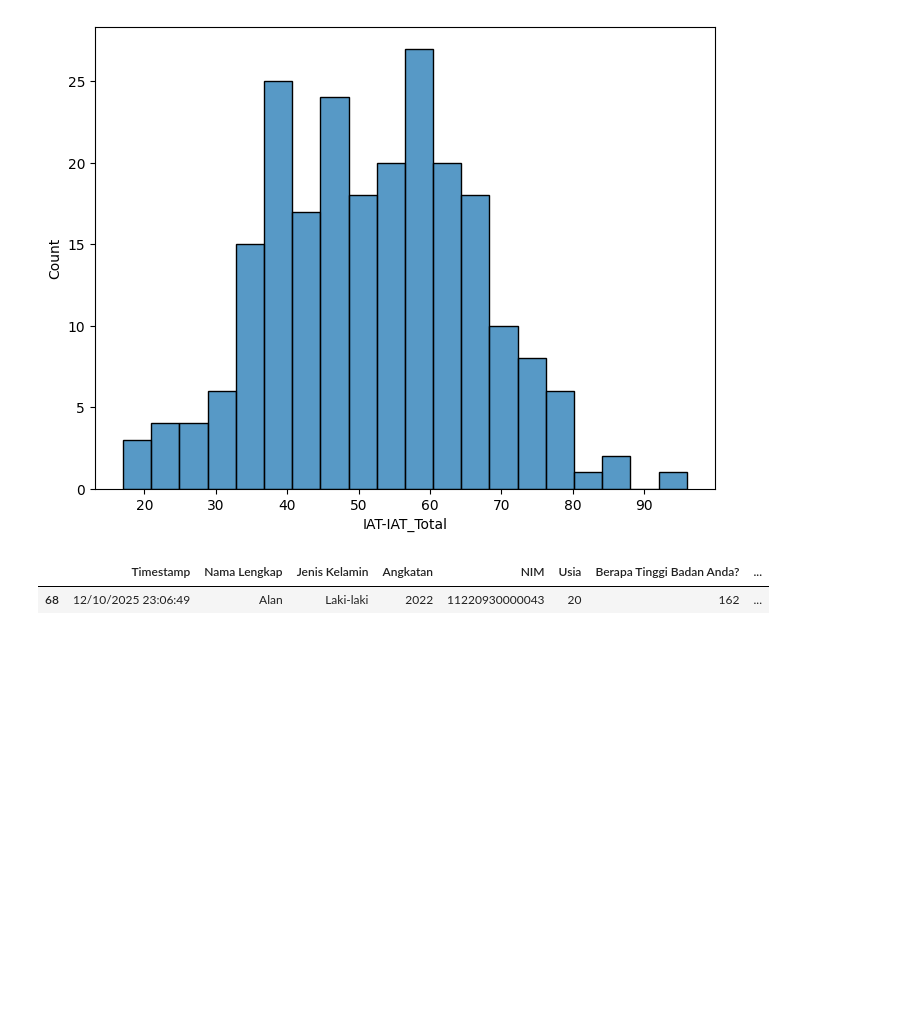
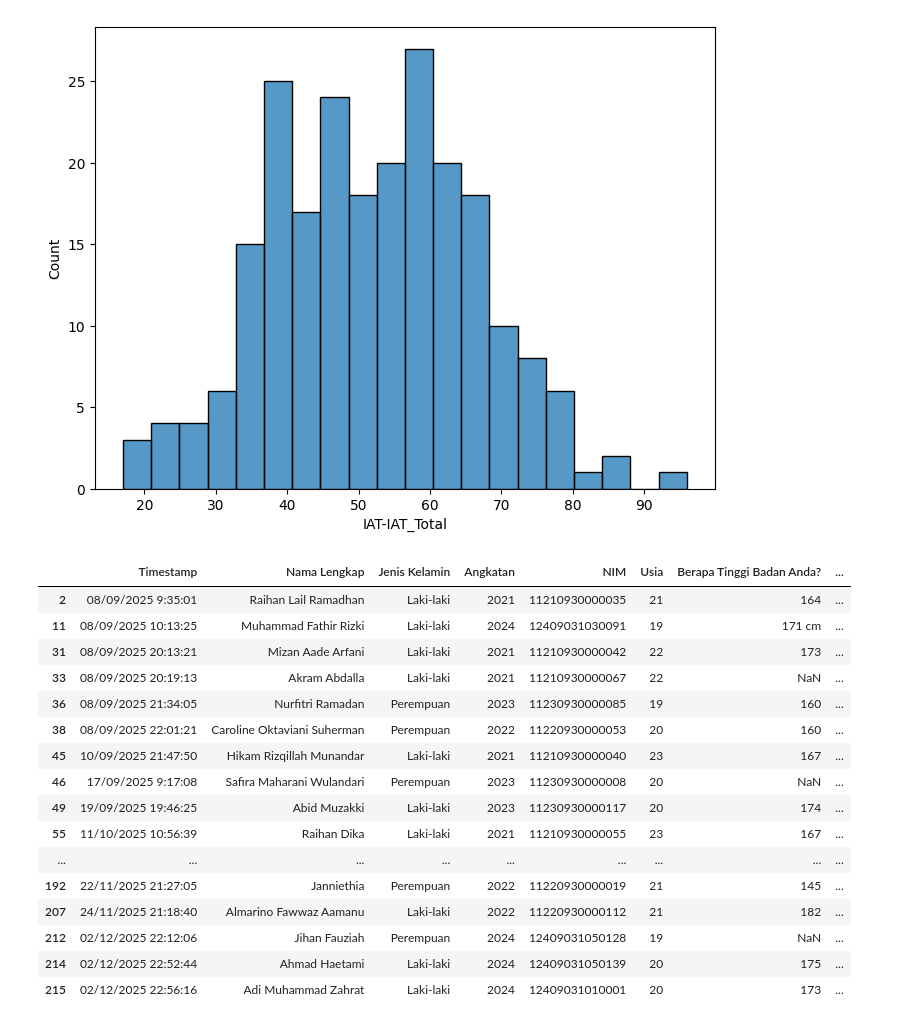
Before and after one commit to MufadhaTiohandra/skripsi, a Jupyter notebook: implement.ipynb, the cells around one changed output. Saved outputs shown, nothing was run; the diff lists cells and outputs as text; code cells hidden in the pictures; blank space fills up the shorter version.

```diff
--- a/implement.ipynb
+++ b/implement.ipynb
@@ -74,5 +69,5 @@ dfc.drop(['Berapa Tinggi Badan Anda?','Berapa Berat Badan Anda?'], axis=1, inpla
 # %%
-index_col = ['Basic_Demos-Age', 'Basic_Demos-Sex', 'Physical-BMI', 'IAT-IAT_01','IAT-IAT_02','IAT-IAT_03','IAT-IAT_04','IAT-IAT_05',
+index_col = ['Basic_Demos-Age', 'Physical-Height', 'Physical-Weight', 'IAT-IAT_01','IAT-IAT_02','IAT-IAT_03','IAT-IAT_04','IAT-IAT_05',
              'IAT-IAT_06','IAT-IAT_07','IAT-IAT_08','IAT-IAT_09','IAT-IAT_10','IAT-IAT_11','IAT-IAT_12',
              'IAT-IAT_13','IAT-IAT_14','IAT-IAT_15','IAT-IAT_16','IAT-IAT_17','IAT-IAT_18','IAT-IAT_19',
              'IAT-IAT_20', 'IAT-IAT_Total', 'PreInt_EduHx-computerinternet_hoursday']
@@ -285,5 +286,20 @@ df['iat_total'] = dfc['IAT-IAT_Total']
-# %%
-df[df['iat_total'] > 90]
-# %% [output]
-|  | Timestamp | Nama Lengkap | Jenis Kelamin | Angkatan | NIM | Usia | Berapa Tinggi Badan Anda? | ... |
-| 68 | 12/10/2025 23:06:49 | Alan | Laki-laki | 2022 | 11220930000043 | 20 | 162 | ... |
+# %%
+df_svm[df_svm['iat_total'] > 70]
+# %% [output]
+|  | Timestamp | Nama Lengkap | Jenis Kelamin | Angkatan | NIM | Usia | Berapa Tinggi Badan Anda? | ... |
+| 2 | 08/09/2025 9:35:01 | Raihan Lail Ramadhan | Laki-laki | 2021 | 11210930000035 | 21 | 164 | ... |
+| 11 | 08/09/2025 10:13:25 | Muhammad Fathir Rizki | Laki-laki | 2024 | 12409031030091 | 19 | 171 cm | ... |
+| 31 | 08/09/2025 20:13:21 | Mizan Aade Arfani | Laki-laki | 2021 | 11210930000042 | 22 | 173 | ... |
+| 33 | 08/09/2025 20:19:13 | Akram Abdalla | Laki-laki | 2021 | 11210930000067 | 22 | NaN | ... |
+| 36 | 08/09/2025 21:34:05 | Nurfitri Ramadan | Perempuan | 2023 | 11230930000085 | 19 | 160 | ... |
+| 38 | 08/09/2025 22:01:21 | Caroline Oktaviani Suherman | Perempuan | 2022 | 11220930000053 | 20 | 160 | ... |
+| 45 | 10/09/2025 21:47:50 | Hikam Rizqillah Munandar | Laki-laki | 2021 | 11210930000040 | 23 | 167 | ... |
+| 46 | 17/09/2025 9:17:08 | Safira Maharani Wulandari | Perempuan | 2023 | 11230930000008 | 20 | NaN | ... |
+| 49 | 19/09/2025 19:46:25 | Abid Muzakki | Laki-laki | 2023 | 11230930000117 | 20 | 174 | ... |
+| 55 | 11/10/2025 10:56:39 | Raihan Dika | Laki-laki | 2021 | 11210930000055 | 23 | 167 | ... |
+| ... | ... | ... | ... | ... | ... | ... | ... | ... |
+| 192 | 22/11/2025 21:27:05 | Janniethia | Perempuan | 2022 | 11220930000019 | 21 | 145 | ... |
+| 207 | 24/11/2025 21:18:40 | Almarino Fawwaz Aamanu | Laki-laki | 2022 | 11220930000112 | 21 | 182 | ... |
+| 212 | 02/12/2025 22:12:06 | Jihan Fauziah | Perempuan | 2024 | 12409031050128 | 19 | NaN | ... |
+| 214 | 02/12/2025 22:52:44 | Ahmad Haetami | Laki-laki | 2024 | 12409031050139 | 20 | 175 | ... |
+| 215 | 02/12/2025 22:56:16 | Adi Muhammad Zahrat | Laki-laki | 2024 | 12409031010001 | 20 | 173 | ... |
```
Also changed, not shown: parts of 21 cells of this notebook, 3 other files.
